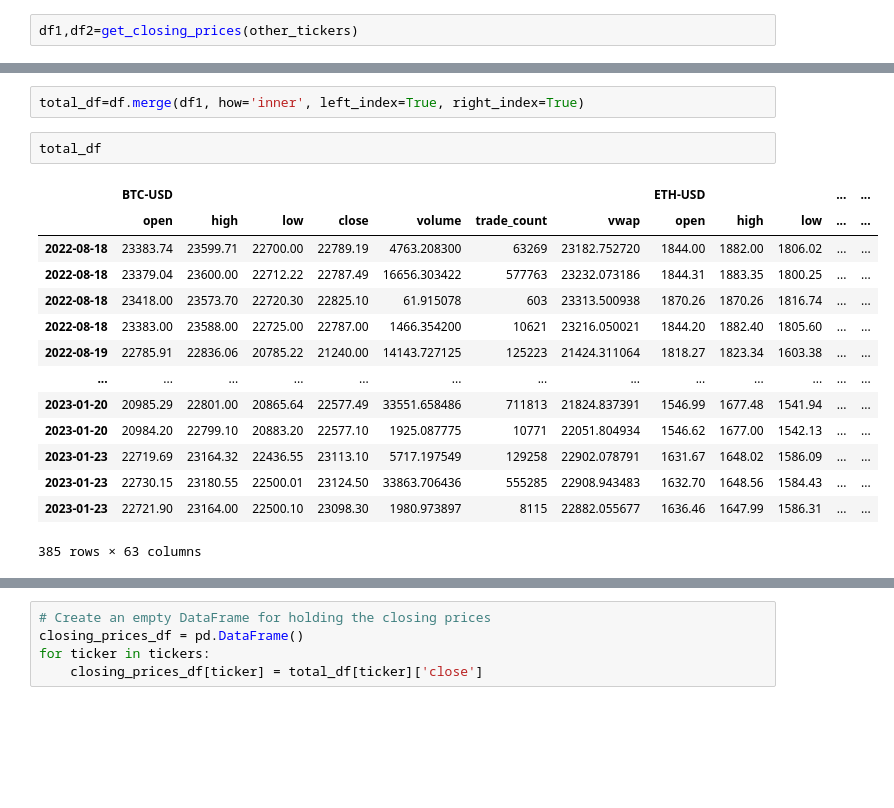
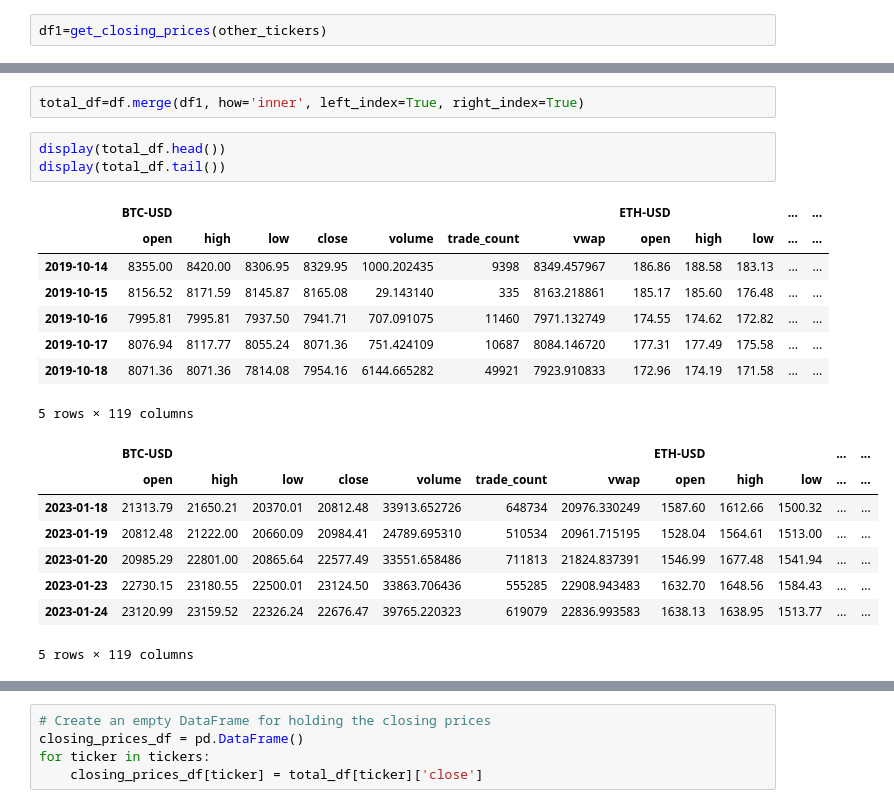
Before and after one commit to BorisDudkin/FinTech_Project_1_Investment_Advice, a Jupyter notebook: Boris/API_calls/calling_functions.ipynb, the cells around one changed output, grey strips where cells are left out. Drawn from its saved outputs; the diff is of its cells as text; blank space fills up the shorter version.

```diff
--- a/Boris/API_calls/calling_functions.ipynb
+++ b/Boris/API_calls/calling_functions.ipynb
@@ -52,23 +109,26 @@ df
 # %%
-df1,df2=get_closing_prices(other_tickers)
+df1=get_closing_prices(other_tickers)
 # %%
 df1.index=df1.index.date
 # %%
 total_df=df.merge(df1, how='inner', left_index=True, right_index=True)
 # %%
-total_df
+display(total_df.head())
+display(total_df.tail())
 # %% [output]
 |  | BTC-USD |  |  |  |  |  |  | ETH-USD |  |  | ... | ... |
 |  | open | high | low | close | volume | trade_count | vwap | open | high | low | ... | ... |
-| 2022-08-18 | 23383.74 | 23599.71 | 22700.00 | 22789.19 | 4763.208300 | 63269 | 23182.752720 | 1844.00 | 1882.00 | 1806.02 | ... | ... |
-| 2022-08-18 | 23379.04 | 23600.00 | 22712.22 | 22787.49 | 16656.303422 | 577763 | 23232.073186 | 1844.31 | 1883.35 | 1800.25 | ... | ... |
-| 2022-08-18 | 23418.00 | 23573.70 | 22720.30 | 22825.10 | 61.915078 | 603 | 23313.500938 | 1870.26 | 1870.26 | 1816.74 | ... | ... |
-| 2022-08-18 | 23383.00 | 23588.00 | 22725.00 | 22787.00 | 1466.354200 | 10621 | 23216.050021 | 1844.20 | 1882.40 | 1805.60 | ... | ... |
-| 2022-08-19 | 22785.91 | 22836.06 | 20785.22 | 21240.00 | 14143.727125 | 125223 | 21424.311064 | 1818.27 | 1823.34 | 1603.38 | ... | ... |
-| ... | ... | ... | ... | ... | ... | ... | ... | ... | ... | ... | ... | ... |
-| 2023-01-20 | 20985.29 | 22801.00 | 20865.64 | 22577.49 | 33551.658486 | 711813 | 21824.837391 | 1546.99 | 1677.48 | 1541.94 | ... | ... |
-| 2023-01-20 | 20984.20 | 22799.10 | 20883.20 | 22577.10 | 1925.087775 | 10771 | 22051.804934 | 1546.62 | 1677.00 | 1542.13 | ... | ... |
-| 2023-01-23 | 22719.69 | 23164.32 | 22436.55 | 23113.10 | 5717.197549 | 129258 | 22902.078791 | 1631.67 | 1648.02 | 1586.09 | ... | ... |
-| 2023-01-23 | 22730.15 | 23180.55 | 22500.01 | 23124.50 | 33863.706436 | 555285 | 22908.943483 | 1632.70 | 1648.56 | 1584.43 | ... | ... |
-| 2023-01-23 | 22721.90 | 23164.00 | 22500.10 | 23098.30 | 1980.973897 | 8115 | 22882.055677 | 1636.46 | 1647.99 | 1586.31 | ... | ... |
+| 2019-10-14 | 8355.00 | 8420.00 | 8306.95 | 8329.95 | 1000.202435 | 9398 | 8349.457967 | 186.86 | 188.58 | 183.13 | ... | ... |
+| 2019-10-15 | 8156.52 | 8171.59 | 8145.87 | 8165.08 | 29.143140 | 335 | 8163.218861 | 185.17 | 185.60 | 176.48 | ... | ... |
+| 2019-10-16 | 7995.81 | 7995.81 | 7937.50 | 7941.71 | 707.091075 | 11460 | 7971.132749 | 174.55 | 174.62 | 172.82 | ... | ... |
+| 2019-10-17 | 8076.94 | 8117.77 | 8055.24 | 8071.36 | 751.424109 | 10687 | 8084.146720 | 177.31 | 177.49 | 175.58 | ... | ... |
+| 2019-10-18 | 8071.36 | 8071.36 | 7814.08 | 7954.16 | 6144.665282 | 49921 | 7923.910833 | 172.96 | 174.19 | 171.58 | ... | ... |
-385 rows × 63 columns
+5 rows × 119 columns
+|  | BTC-USD |  |  |  |  |  |  | ETH-USD |  |  | ... | ... |
+|  | open | high | low | close | volume | trade_count | vwap | open | high | low | ... | ... |
+| 2023-01-18 | 21313.79 | 21650.21 | 20370.01 | 20812.48 | 33913.652726 | 648734 | 20976.330249 | 1587.60 | 1612.66 | 1500.32 | ... | ... |
+| 2023-01-19 | 20812.48 | 21222.00 | 20660.09 | 20984.41 | 24789.695310 | 510534 | 20961.715195 | 1528.04 | 1564.61 | 1513.00 | ... | ... |
+| 2023-01-20 | 20985.29 | 22801.00 | 20865.64 | 22577.49 | 33551.658486 | 711813 | 21824.837391 | 1546.99 | 1677.48 | 1541.94 | ... | ... |
+| 2023-01-23 | 22730.15 | 23180.55 | 22500.01 | 23124.50 | 33863.706436 | 555285 | 22908.943483 | 1632.70 | 1648.56 | 1584.43 | ... | ... |
+| 2023-01-24 | 23120.99 | 23159.52 | 22326.24 | 22676.47 | 39765.220323 | 619079 | 22836.993583 | 1638.13 | 1638.95 | 1513.77 | ... | ... |
+5 rows × 119 columns
```
Also changed, not shown: parts of 21 cells of this notebook, 7 other files.
